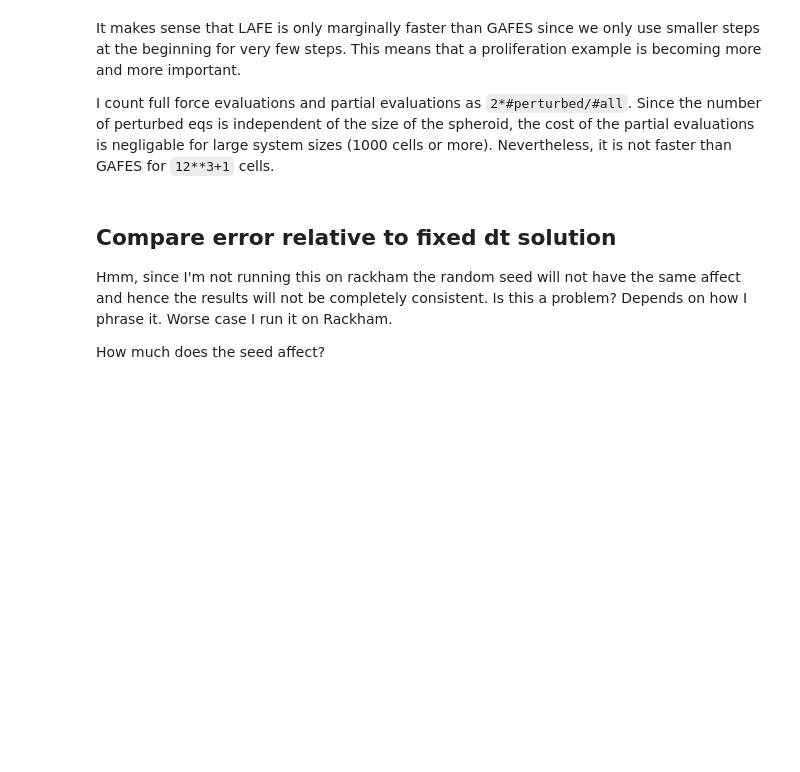
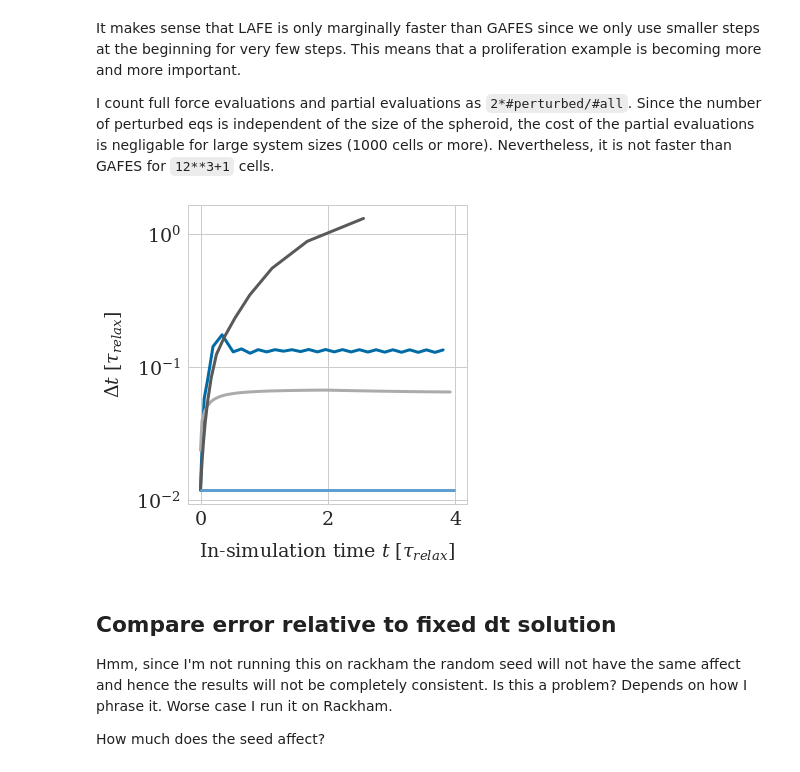
Before and after one commit to somathias/cbmos, a Jupyter notebook: experiments/exp-draft_single_proliferation_event_within_spheroid.ipynb, the cells around one changed output. Cells and saved outputs as stored; diff of their text form; code cells hidden in the pictures; blank space fills up the shorter version.

```diff
--- a/experiments/exp-draft_single_proliferation_event_within_spheroid.ipynb
+++ b/experiments/exp-draft_single_proliferation_event_within_spheroid.ipynb
@@ -547,6 +556,18 @@ plt.savefig('locally_comp_spheroid_benchmark.pdf', bbox_inches='tight')
 It makes sense that LAFE is only marginally faster than GAFES since we only use smaller steps at the beginning for very few steps. This means that a proliferation example is becoming more and more important.
 
 I count full force evaluations and partial evaluations as `2*#perturbed/#all`. Since the number of perturbed eqs is independent of the size of the spheroid, the cost of the partial evaluations is negligable for large system sizes (1000 cells or more). Nevertheless, it is not faster than GAFES for `12**3+1` cells.
+# %%
+algorithms = ['EF_glob_adap_acc',  'EF_local_adap', 'EB_global_adap', 'fixed_dt' ]
+# %%
+fig = plt.figure(figsize=(5,5.5))
+
+for alg in algorithms:
+    plt.semilogy(ts_s[alg][:-2], np.diff(ts_s[alg][:-1]), color=colors[alg] )
+plt.xlabel(r'In-simulation time $t$ [$ \tau_{relax}$]')
+plt.ylabel(r'$\Delta t \ [\tau_{relax}]$')
+plt.savefig('dt_benchmark.pdf', bbox_inches='tight')
+# %% [output]
+[figure, added]
 # %% [markdown]
 ## Compare error relative to fixed dt solution
 
```
Also changed, not shown: parts of 6 cells of this notebook, 6 other files.
